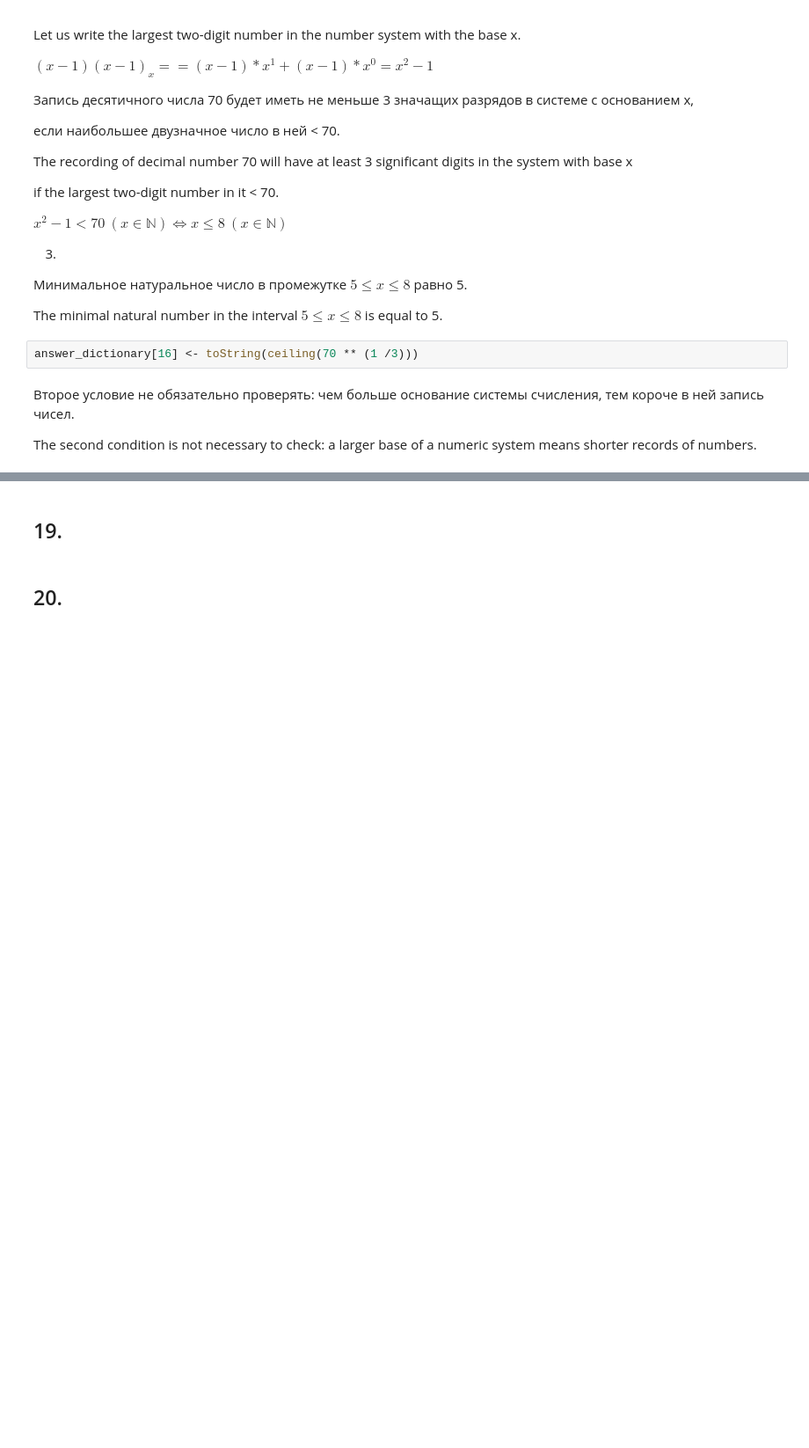
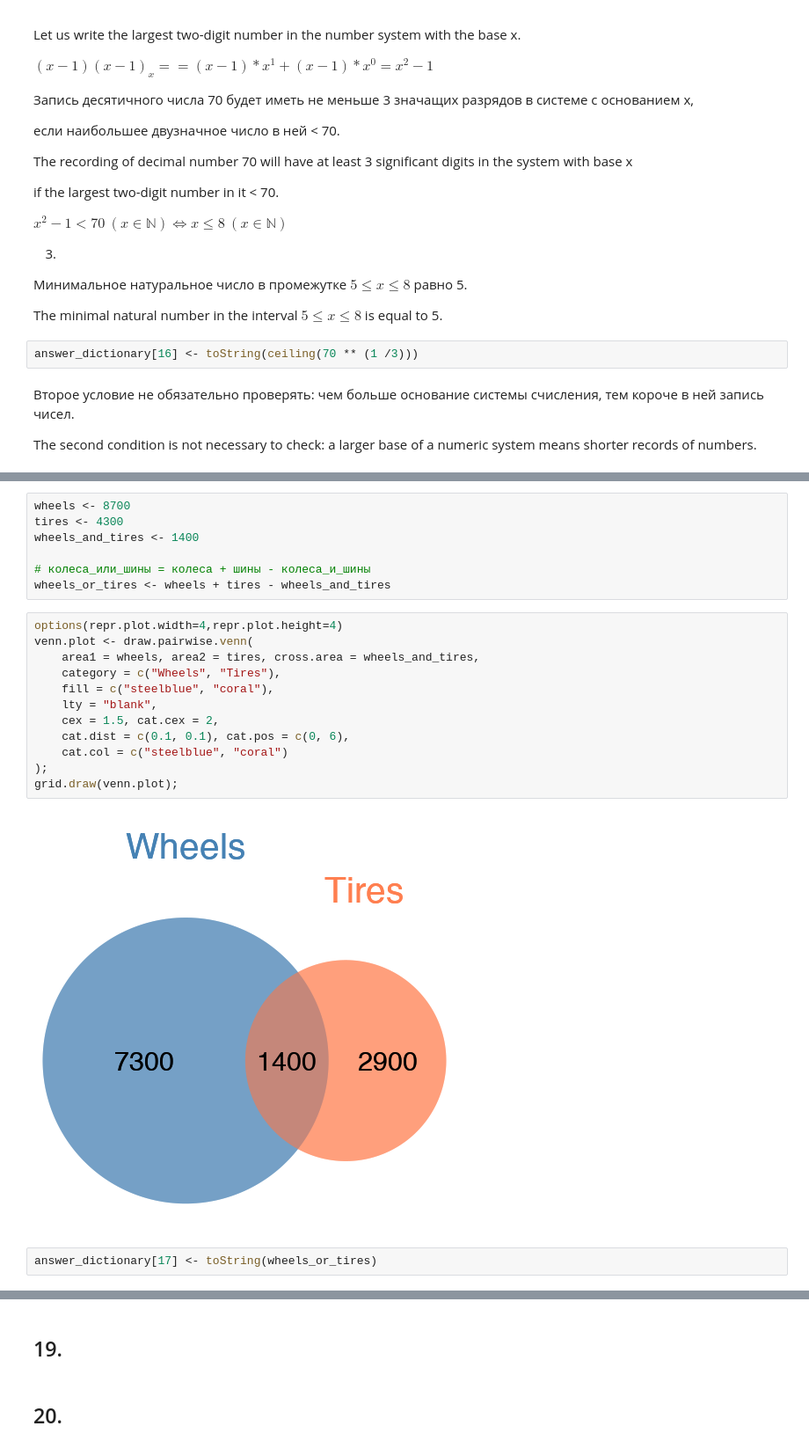
Before and after one commit to OlgaBelitskaya/it_20172018, a Jupyter notebook: 2017_Variant3_R.ipynb, the cells around one changed output, grey strips where cells are left out. Shown: that part at 88% size. Saved outputs shown, nothing was run; the diff lists cells and outputs as text; blank space fills up the shorter version.

```diff
--- a/2017_Variant3_R.ipynb
+++ b/2017_Variant3_R.ipynb
@@ -1068,0 +1108,23 @@ The second condition is not necessary to check: a larger base of a numeric syste
+# %%
+wheels <- 8700
+tires <- 4300
+wheels_and_tires <- 1400
+
+# колеса_или_шины = колеса + шины - колеса_и_шины
+wheels_or_tires <- wheels + tires - wheels_and_tires
+# %%
+options(repr.plot.width=4,repr.plot.height=4)
+venn.plot <- draw.pairwise.venn(
+    area1 = wheels, area2 = tires, cross.area = wheels_and_tires,
+    category = c("Wheels", "Tires"),
+    fill = c("steelblue", "coral"),
+    lty = "blank",
+    cex = 1.5, cat.cex = 2,
+    cat.dist = c(0.1, 0.1), cat.pos = c(0, 6),
+    cat.col = c("steelblue", "coral")
+);
+grid.draw(venn.plot);
+# %% [output]
+[figure, added]
+# %%
+answer_dictionary[17] <- toString(wheels_or_tires)
```
Also changed, not shown: parts of 7 cells of this notebook, 1 other file.
